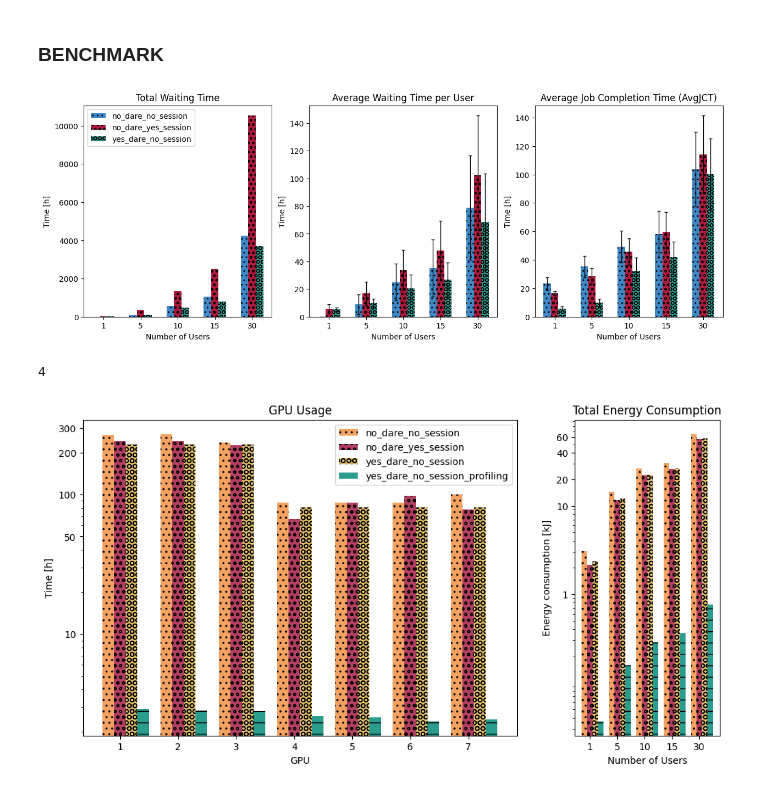
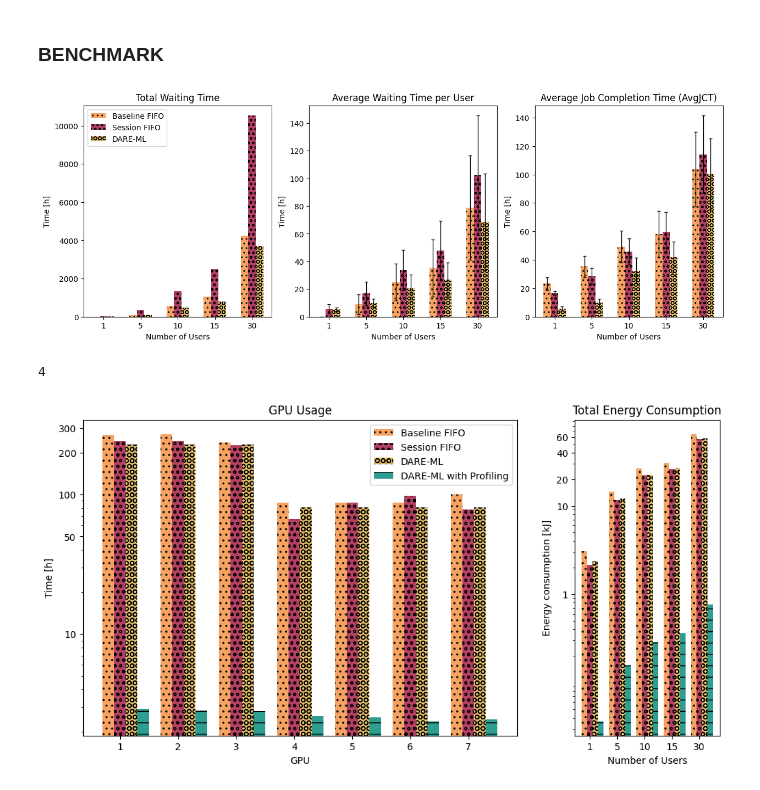
Before and after one commit to MatteoMendula/DARE-ML, a Jupyter notebook: plots/plots.ipynb, the cells around one changed output. Cells and saved outputs as stored; diff of their text form; code cells hidden in the pictures.

```diff
--- a/plots/plots.ipynb
+++ b/plots/plots.ipynb
@@ -72,7 +72,7 @@ bar_width = 0.2
 x = np.arange(n_clusters)
 
 titles = ['Total Waiting Time', 'Average Waiting Time per User', 'Average Job Completion Time (AvgJCT)']
-classes = ['no_dare_no_session', 'no_dare_yes_session', 'yes_dare_no_session']
+classes = ['Baseline FIFO', 'Session FIFO', 'DARE-ML']
 
 # Create figure and subplots
 fig, axes = plt.subplots(1, 3, figsize=(15, 5))
@@ -145,43 +145,43 @@ std_jct = [std_jct_no_dare_no_session, std_jct_no_dare_yes_session, std_jct_yes_
 # Create a bar chart for each subplot
 
 for i, data in enumerate(totals):
-    axes[0].bar(x + i * bar_width, data, bar_width,  label=classes[i], color=colors[i], hatch=hatch[i])
+    axes[0].bar(x + i * bar_width, data, bar_width,  label=classes[i], color=colors[i], hatch=hatch[i], alpha=.99)
 
 for i, _ in enumerate(average_per_user):
     # axes[1].bar(x + i * bar_width, data, bar_width,  label=['no_dare_no_session', 'no_dare_yes_session', 'yes_dare_no_session'][i])
     avg = average_per_user[i]
     std = [s / 2  for s in std_per_user[i]]
-    axes[1].bar(x + i * bar_width, avg, bar_width,  label=classes[i], yerr=std, error_kw=dict(lw=1, capsize=2, capthick=1), color=colors[i], hatch=hatch[i])
+    axes[1].bar(x + i * bar_width, avg, bar_width,  label=classes[i], yerr=std, error_kw=dict(lw=1, capsize=2, capthick=1), color=colors[i], hatch=hatch[i], alpha=.99)
 
 for i, _ in enumerate(avg_jct):
     avg = avg_jct[i]
     std = [s / 2  for s in std_jct[i]]
-    axes[2].bar(x + i * bar_width, avg, bar_width,  label=classes[i], yerr=std, error_kw=dict(lw=1, capsize=2, capthick=1), color=colors[i], hatch=hatch[i])
+    axes[2].bar(x + i * bar_width, avg, bar_width,  label=classes[i], yerr=std, error_kw=dict(lw=1, capsize=2, capthick=1), color=colors[i], hatch=hatch[i], alpha=.99)
 
 axes[0].set_title(titles[0])
 axes[0].set_xlabel('Number of Users')
 axes[0].set_ylabel('Time [h]')
 axes[0].set_xticks(x + bar_width)
 axes[0].set_xticklabels(number_of_user)
 axes[0].legend()
 
 axes[1].set_title(titles[1])
 axes[1].set_xlabel('Number of Users')
 axes[1].set_ylabel('Time [h]')
 axes[1].set_xticks(x + bar_width)
 axes[1].set_xticklabels(number_of_user)
 
 axes[2].set_title(titles[2])
 axes[2].set_xlabel('Number of Users')
 axes[2].set_ylabel('Time [h]')
 axes[2].set_xticks(x + bar_width)
 axes[2].set_xticklabels(number_of_user)
 
 # Show the plot
 plt.savefig('time.pdf')
 plt.show()
 # %% [output]
-[figure, old version]
+[figure, new version]
 # %%
 number_of_user = [1, 5, 10, 15, 30]
 
@@ -194,7 +194,7 @@ x = np.arange(n_clusters)
 x_gpu = np.arange(n_gpus)
 
 titles = ['GPU Usage', 'Total Energy Consumption']
-classes = ['no_dare_no_session', 'no_dare_yes_session', 'yes_dare_no_session', 'yes_dare_no_session_profiling']
+classes = ['Baseline FIFO', 'Session FIFO', 'DARE-ML', 'DARE-ML with Profiling']
 
 colors = ['#F4A261', '#B33F62', '#E9C46A', '#2A9D8F']
 
@@ -256,10 +256,10 @@ print(len(gpus_usage_results))
 # Create a bar chart for each subplot
 
 for i, data in enumerate(gpus_usage_results):
-    axes[0].bar(x_gpu + i * bar_width, data, bar_width,  label=classes[i], color=colors[i], hatch=hatch[i])
+    axes[0].bar(x_gpu + i * bar_width, data, bar_width,  label=classes[i], color=colors[i], hatch=hatch[i], alpha=.99)
 
 for i, data in enumerate(energies):
-    axes[1].bar(x + i * bar_width, data, bar_width,  label=classes[i], color=colors[i], hatch=hatch[i])
+    axes[1].bar(x + i * bar_width, data, bar_width,  label=classes[i], color=colors[i], hatch=hatch[i], alpha=.99)
 
 axes[0].set_yscale("functionlog", functions=[lambda x: x * 10, lambda x: x / 10])
 axes[0].set_yticks([10, 50, 100, 200, 300])
@@ -287,4 +287,4 @@ plt.savefig('energy.pdf')
 plt.show()
 # %% [output]
 4
-[figure, old version]
+[figure, new version]
```
Also changed, not shown: 4 other files.
